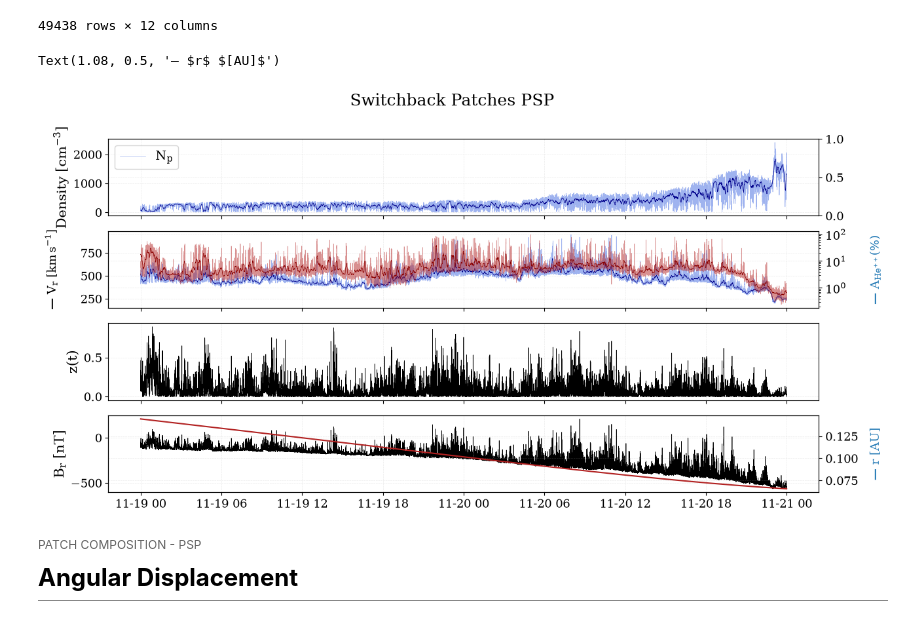
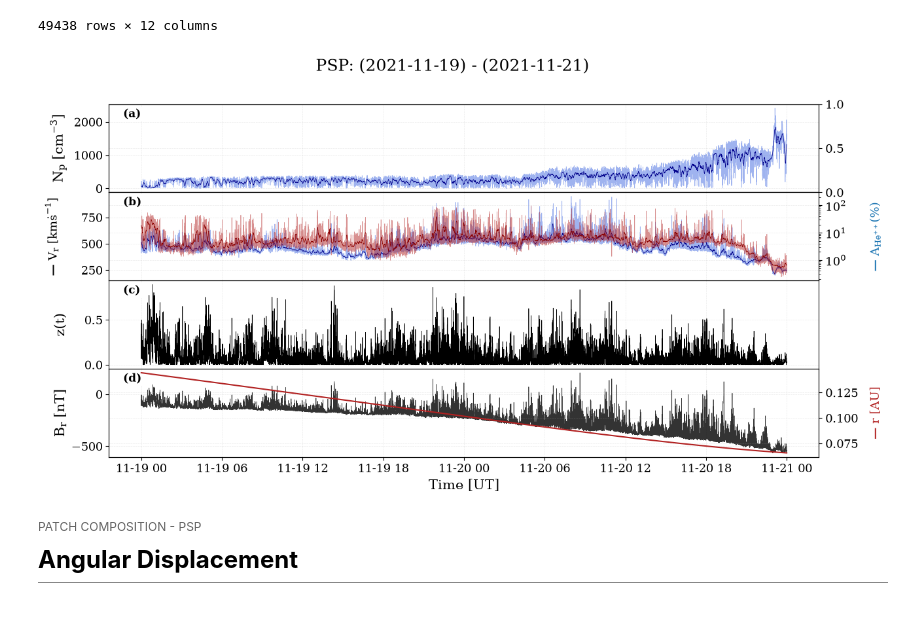
Before and after one commit to TristanVrg/patch-composition, a Jupyter notebook: Analysis/patch-psp.ipynb, the cells around one changed output. Cells and saved outputs as stored; diff of their text form; code cells hidden in the pictures.

```diff
--- a/Analysis/patch-psp.ipynb
+++ b/Analysis/patch-psp.ipynb
@@ -84,19 +86,21 @@ Np_avrg = average(data_psp['Np'], 100)
 alpha_percent_avrg = average(alpha_percent_psp, 100)
 # %%
 fig, (ax1, ax2, ax3, ax4) = plt.subplots(4, 1, sharex=True, figsize=(14,7))
-fig.suptitle("Switchback Patches PSP")
+fig.suptitle(rf"PSP: ({start_PSP.strftime('%Y-%m-%d')}) - ({stop_PSP.strftime('%Y-%m-%d')})")
+
+plt.subplots_adjust(hspace=0)
 
 plt.rcParams["mathtext.default"] = "regular"
 
 time_index = data_psp.index
 
 ax1b = ax1.twinx()
-ax1.plot(time_index, data_psp['Np'], label='$N_p$', color='royalblue', linewidth='0.5', alpha=0.5)
+ax1.plot(time_index, data_psp['Np'], color='royalblue', linewidth='0.5', alpha=0.5)
 ax1.plot(time_index, Np_avrg, color='darkblue', linewidth='0.5')
 # ax1b.plot(Na_PSP.index, Na_PSP.iloc[:,0], label='$N_a$', color='tab:red', linewidth='0.5', alpha=0.8)
-ax1.legend(loc='upper left')
+# ax1.legend(loc='upper left')
 # ax1b.legend(loc='upper right')
-ax1.set_ylabel('Density $[cm^{-3}]$')
+ax1.set_ylabel('$N_p$ $[cm^{-3}]$')
 
 # --- Vr / A%
 ax2.plot(time_index, data_psp['Vp_r'], label='$V_p$', color='royalblue', linewidth='0.5', alpha=0.5)
@@ -107,44 +111,76 @@ ax2b.plot(time_index, alpha_percent_psp, label=r'$\alpha _{\%}$', color='firebri
 ax2b.plot(time_index, alpha_percent_avrg ,color='darkred', linewidth=0.5)
 
 ax2b.set_yscale('log')
+ax2b.set_ylim(None, 3e2)
+
 ax2.annotate(
-    r'— $V_r$ $[km\,s^{-1}]$',
+    r'— $V_r$ $[km\.s^{-1}]$',
     xy=(-0.08, 0.5),
     xycoords='axes fraction',
     rotation=90,
     va='center',
     ha='center',
     color='black')
 ax2.set_ylim(150, None)
 
 ax2b.annotate(
     r'— $A_{He^{++}} (\%)$',
     xy=(1.08, 0.5),
     xycoords='axes fraction',
     rotation=90,
     va='center',
     ha='center',
     color='tab:blue')
 
 ax3.plot(time_index, z_psp, color='black', linewidth='0.5')
 ax3.set_ylabel('$z(t)$')
 
 ax4b = ax4.twinx()
-ax4.plot(time_index, data_psp['Br'], color ='black', linewidth='0.5')
-ax4b.plot(time_index, data_psp['r_sun'], color='firebrick')
+ax4.plot(time_index, data_psp['Br'], color ='black', linewidth='0.5', alpha=0.8)
+ax4b.plot(time_index, data_psp['r_sun'], color='firebrick', linewidth='1.5')
 ax4.set_ylabel('$B_r$ $[nT]$')
 ax4b.annotate(
     r'— $r$ $[AU]$',
     xy=(1.08, 0.5),
     xycoords='axes fraction',
     rotation=90,
     va='center',
     ha='center',
-    color='tab:blue')
+    color='firebrick')
 # ax3b.set_ylim(None,0.2)
+
+ax4.set_xlabel('Time [UT]')
+
+fig.align_ylabels((ax1, ax2, ax3, ax4))
+
+# --- Panel labels
+panel_labels = {
+    ax1: "(a)",
+    ax2: "(b)",
+    ax3: "(c)",
+    ax4: "(d)"
+}
+
+for ax, lab in panel_labels.items():
+    ax.text(
+        0.02, 0.95, lab,
+        transform=ax.transAxes,
+        ha="left", va="top",
+        fontsize=12, fontweight="bold",
+        bbox=dict(facecolor="white", edgecolor="none", alpha=1.0, pad=2),
+        zorder=10,
+    )
+
+# Save
+fig.savefig(
+    Path("..") / "Results" / "Figures" /
+    f"interval_{start_PSP.strftime('%Y-%m-%d')}_"
+    f"{stop_PSP.strftime('%Y-%m-%d')}.png",
+    dpi=300,
+    bbox_inches="tight"
+)
 # %% [output]
-Text(1.08, 0.5, '— $r$ $[AU]$')
-[figure, old version]
+[figure, new version]
 # %% [markdown]
 <div style="
     font-family: 'Times New Roman', serif;
```
Also changed, not shown: parts of 9 cells of this notebook, 3 other files.
